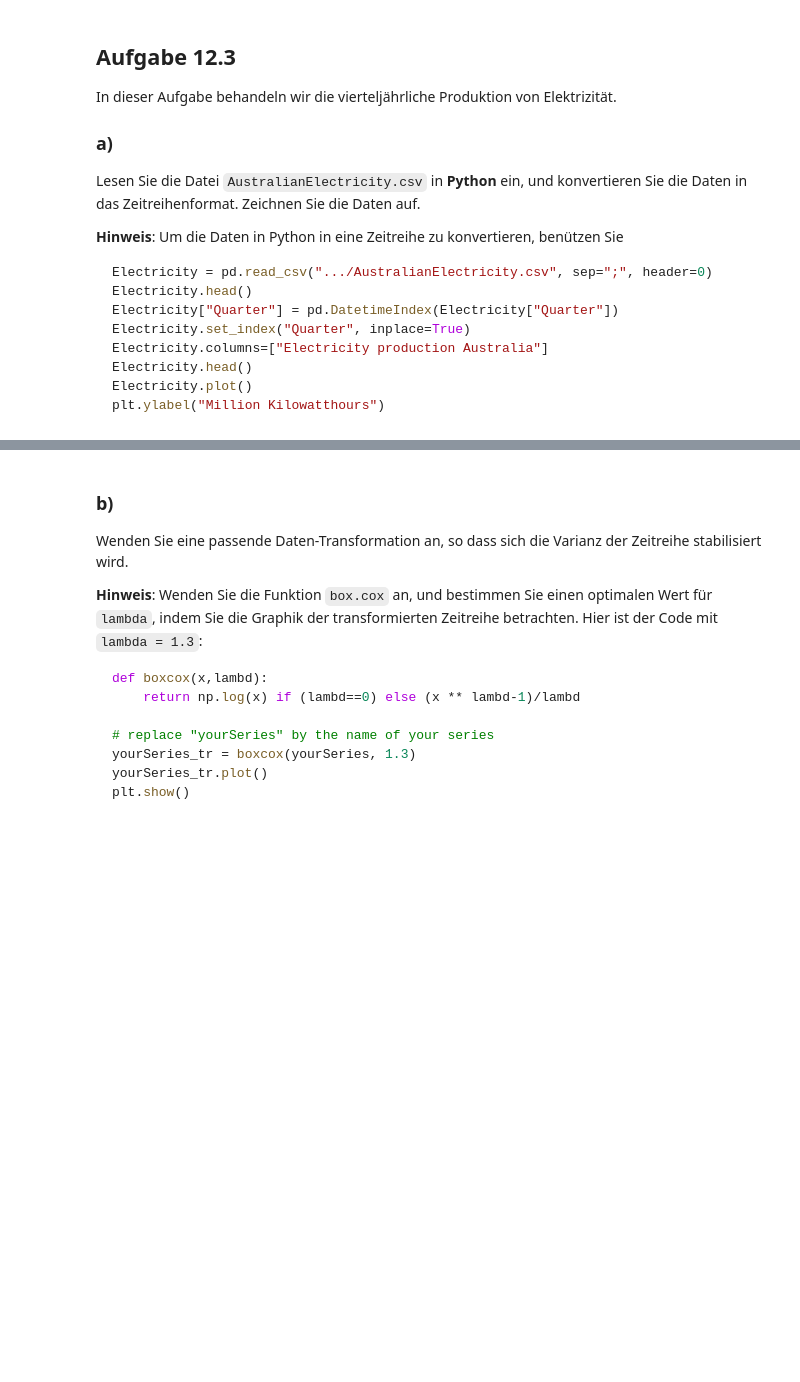
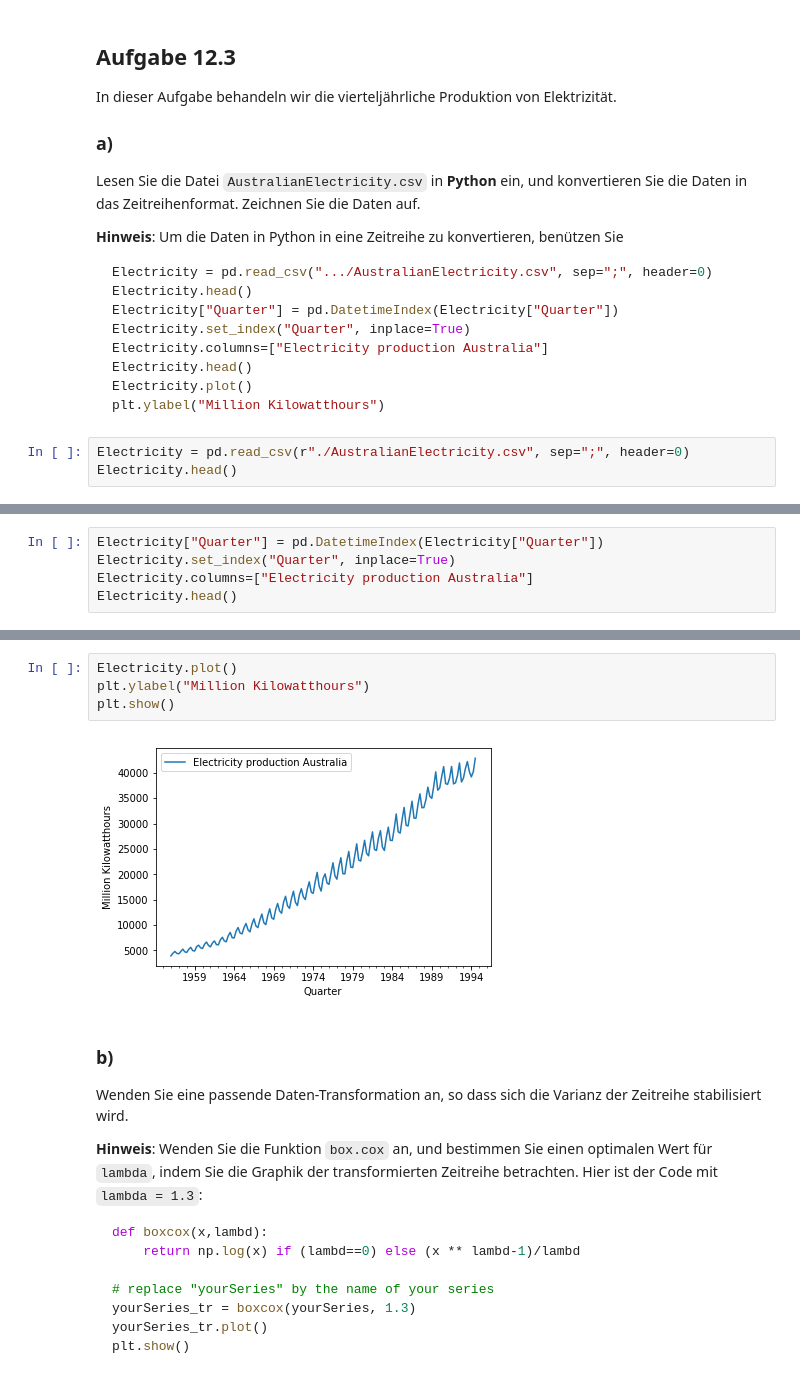
Before and after one commit to KilnOfTheSecondFlame/STAT_HS18_Exercises, a Jupyter notebook: 12_Exercise12/12_Exercise12.ipynb, the cells around one changed output, grey strips where cells are left out. Cells and saved outputs as stored; diff of their text form; blank space fills up the shorter version.

````diff
--- a/12_Exercise12/12_Exercise12.ipynb
+++ b/12_Exercise12/12_Exercise12.ipynb
@@ -248,3 +250,6 @@ Electricity.head()
 Electricity.plot()
 plt.ylabel("Million Kilowatthours")
 ```
+# %%
+Electricity = pd.read_csv(r"./AustralianElectricity.csv", sep=";", header=0)
+Electricity.head()
@@ -250,0 +263,5 @@ plt.ylabel("Million Kilowatthours")
+# %%
+Electricity["Quarter"] = pd.DatetimeIndex(Electricity["Quarter"])
+Electricity.set_index("Quarter", inplace=True)
+Electricity.columns=["Electricity production Australia"]
+Electricity.head()
@@ -251,3 +276,9 @@ plt.ylabel("Million Kilowatthours")
+# %%
+Electricity.plot()
+plt.ylabel("Million Kilowatthours")
+plt.show()
+# %% [output]
+[figure, added]
 # %% [markdown]
 ### b)
 Wenden Sie eine passende Daten-Transformation an, so dass sich die Varianz der Zeitreihe stabilisiert wird.
````
Also changed, not shown: parts of 10 cells of this notebook, 1 other file.
